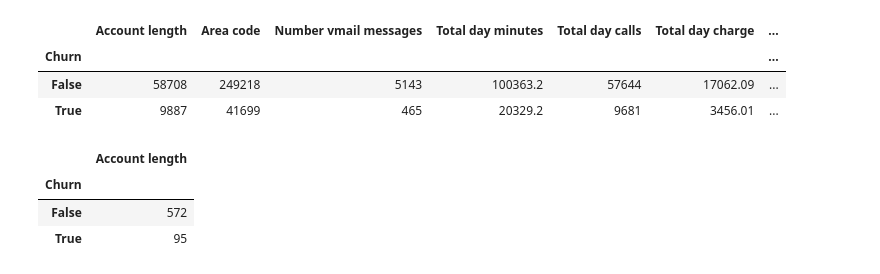
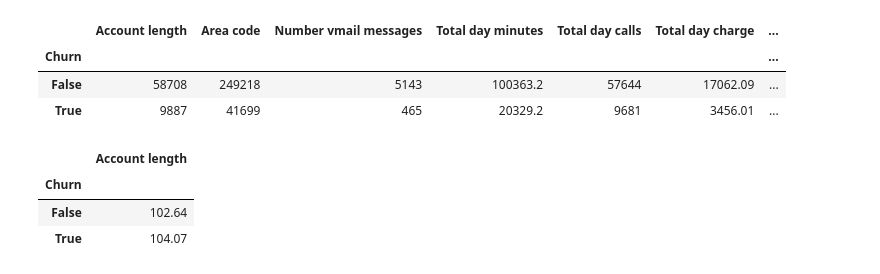
Before and after one commit to NikitaaArora/Ineuron, a Jupyter notebook: EDA/file.ipynb, the cells around one changed output. Drawn from its saved outputs; the diff is of its cells as text; code cells hidden in the pictures.

```diff
--- a/EDA/file.ipynb
+++ b/EDA/file.ipynb
@@ -407,9 +407,9 @@ Tel_data[num].groupby(['Churn']).sum()
 | False | 58708 | 249218 | 5143 | 100363.2 | 57644 | 17062.09 | ... |
 | True | 9887 | 41699 | 465 | 20329.2 | 9681 | 3456.01 | ... |
 # %%
-Tel_data[['Account length','Churn']].groupby(['Churn']).count()
+round(Tel_data[['Account length','Churn']].groupby(['Churn']).mean(),2)
 # %% [output]
 |  | Account length |
 | Churn |  |
-| False | 572 |
-| True | 95 |
+| False | 102.64 |
+| True | 104.07 |
```
